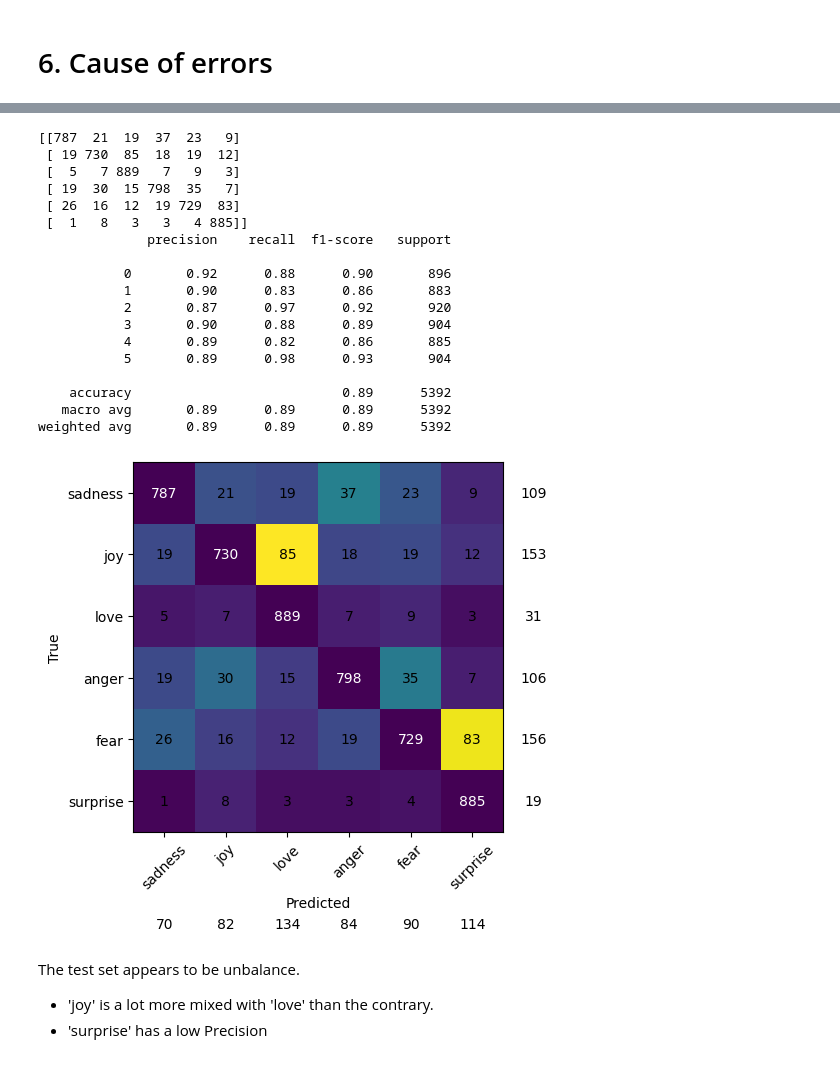
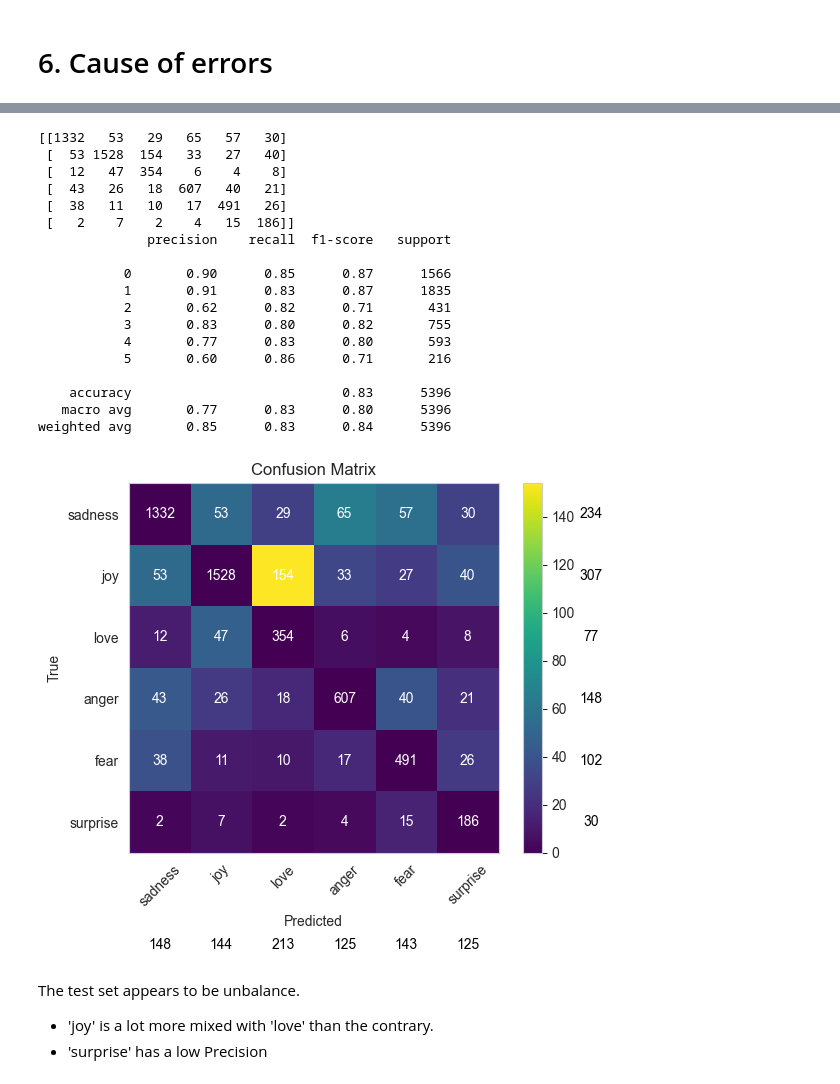
Before and after one commit to yoxerao/PLN, a Jupyter notebook: Emotion_Class_Model - tfidf ran.ipynb, the cells around one changed output, grey strips where cells are left out. Saved outputs shown, nothing was run; the diff lists cells and outputs as text; code cells hidden in the pictures.

```diff
--- a/Emotion_Class_Model - tfidf ran.ipynb
+++ b/Emotion_Class_Model - tfidf ran.ipynb
@@ -533,8 +532,8 @@ def lexiconVectorizer(train_data, validation_data, test_data):
 ### Choosing algorithm
 # %%
 # Choose vectorizer (featurizer)
-x_train, x_val, x_test, y_train, y_val, y_test = tfidfVectorizer(data, train_data, validation_data, test_data)
+# x_train, x_val, x_test, y_train, y_val, y_test = tfidfVectorizer(data, train_data, validation_data, test_data)
 #x_train, x_val, x_test, y_train, y_val, y_test = countVectorizer(data, train_data, validation_data, test_data)
 #x_train, x_val, x_test, y_train, y_val, y_test = wordEmbeddingsMeanVectorizer(train_data, validation_data, test_data)
 #x_train, x_val, x_test, y_train, y_val, y_test = wordEmbeddingsVectorizer_Trained(train_data, validation_data, test_data)
-# x_train, x_val, x_test, y_train, y_val, y_test = doc2vec(data, train_data, validation_data, test_data)
+x_train, x_val, x_test, y_train, y_val, y_test = doc2vec(data, train_data, validation_data, test_data)
@@ -579,11 +590,11 @@ print(x_train[:3])
 ### Apply SMOTE
 # %%
 ## Apply SMOTE
-import numpy as np
-from imblearn.over_sampling import SMOTE
-
-smote = SMOTE(random_state=4, sampling_strategy='auto', k_neighbors=18)
-x_train, y_train = smote.fit_resample(x_train, y_train)
+# import numpy as np
+# from imblearn.over_sampling import SMOTE
+#
+# smote = SMOTE(random_state=4, sampling_strategy='auto', k_neighbors=18)
+# x_train, y_train = smote.fit_resample(x_train, y_train)
 # %% [markdown]
 #### Hypertunning number of features (using PCA) for each model
 # %%
@@ -1590,4 +1507,5 @@ y_pred = svm_classifier.predict(x_test)
 print(accuracy_score(y_test, y_pred))
 print(classification_report(y_test, y_pred))
 print(confusion_matrix(y_test, y_pred))
+y_pred_svm = y_pred.copy()
 # %% [output]
@@ -1781,13 +1701,13 @@ emotions_to_int = {
 
 int_to_emotions = {v: k for k, v in emotions_to_int.items()}
 
-
-wrong_predictions = y_test[y_test != y_pred_logreg].index
+prediction = y_pred_svm
+wrong_predictions = y_test[y_test != prediction].index
 for i, index in enumerate(wrong_predictions):
     if i == 10:
         break
     print(test_data['text'][index])
     print('Real: ', int_to_emotions[test_data['label'][index]])
-    print('Pred:', int_to_emotions[y_pred_logreg[index]])
+    print('Pred:', int_to_emotions[prediction[index]])
     print('\n')
 # %% [output]
@@ -1811,57 +1731,60 @@ Pred: anger
 # %%
-print(confusion_matrix(y_test, y_pred_logreg))
-print(classification_report(y_test, y_pred_logreg))
+print(confusion_matrix(y_test, prediction))
+print(classification_report(y_test, prediction))
 # %% [output]
-[[787  21  19  37  23   9]
- [ 19 730  85  18  19  12]
- [  5   7 889   7   9   3]
- [ 19  30  15 798  35   7]
- [ 26  16  12  19 729  83]
- [  1   8   3   3   4 885]]
+[[1332   53   29   65   57   30]
+ [  53 1528  154   33   27   40]
+ [  12   47  354    6    4    8]
+ [  43   26   18  607   40   21]
+ [  38   11   10   17  491   26]
+ [   2    7    2    4   15  186]]
               precision    recall  f1-score   support
 
-           0       0.92      0.88      0.90       896
-           1       0.90      0.83      0.86       883
-           2       0.87      0.97      0.92       920
-           3       0.90      0.88      0.89       904
-           4       0.89      0.82      0.86       885
-           5       0.89      0.98      0.93       904
+           0       0.90      0.85      0.87      1566
+           1       0.91      0.83      0.87      1835
+           2       0.62      0.82      0.71       431
+           3       0.83      0.80      0.82       755
+           4       0.77      0.83      0.80       593
+           5       0.60      0.86      0.71       216
 
-    accuracy                           0.89      5392
-   macro avg       0.89      0.89      0.89      5392
-weighted avg       0.89      0.89      0.89      5392
+    accuracy                           0.83      5396
+   macro avg       0.77      0.83      0.80      5396
+weighted avg       0.85      0.83      0.84      5396
 # %%
 # check which emotions are being confused
-conf_matrix = confusion_matrix(y_test, y_pred_logreg)
+plt.clf()
+conf_matrix = confusion_matrix(y_test, prediction)
 conf_matrix_copy = conf_matrix.copy()
 for i in range(conf_matrix.shape[0]):
     conf_matrix[i, i] = 0 # make the diagonal null, to not eclipse the other values
 
 plt.imshow(conf_matrix, cmap='viridis', interpolation='nearest')
+# remove plot grid
+plt.grid(False)
 # annotate the axes with the emotion names
 plt.xticks(range(6), int_to_emotions.values(), rotation=45)
 plt.yticks(range(6), int_to_emotions.values())
 # add colorbar more to the right
-# plt.colorbar()
+plt.colorbar()
 # legend the axes with predicted and true values
 plt.xlabel('Predicted')
 plt.ylabel('True')
-
+plt.title('Confusion Matrix')
 # add counts in the plot
 for i in range(conf_matrix.shape[0]):
     for j in range(conf_matrix.shape[1]):
         if i == j:
             plt.text(j, i, conf_matrix_copy[i, j], ha='center', va='center', color='white')
         else:
-            plt.text(j, i, conf_matrix[i, j], ha='center', va='center', color='black')
+            plt.text(j, i, conf_matrix[i, j], ha='center', va='center', color='white')
 
 for i in range(conf_matrix.shape[0]): # this does not count correct predictions
-    plt.text(6, i, conf_matrix[i, :].sum(), ha='center', va='center', color='black')
+    plt.text(7, i, conf_matrix[i, :].sum(), ha='center', va='center', color='black')
 for i in range(conf_matrix.shape[1]):
     plt.text(i, 7, conf_matrix[:, i].sum(), ha='center', va='center', color='black')
 plt.show()
 # %% [output]
-[figure, old version]
+[figure, new version]
 # %% [markdown]
 The test set appears to be unbalance.
 - 'joy' is a lot more mixed with 'love' than the contrary.
```
Also changed, not shown: parts of 41 cells of this notebook.
